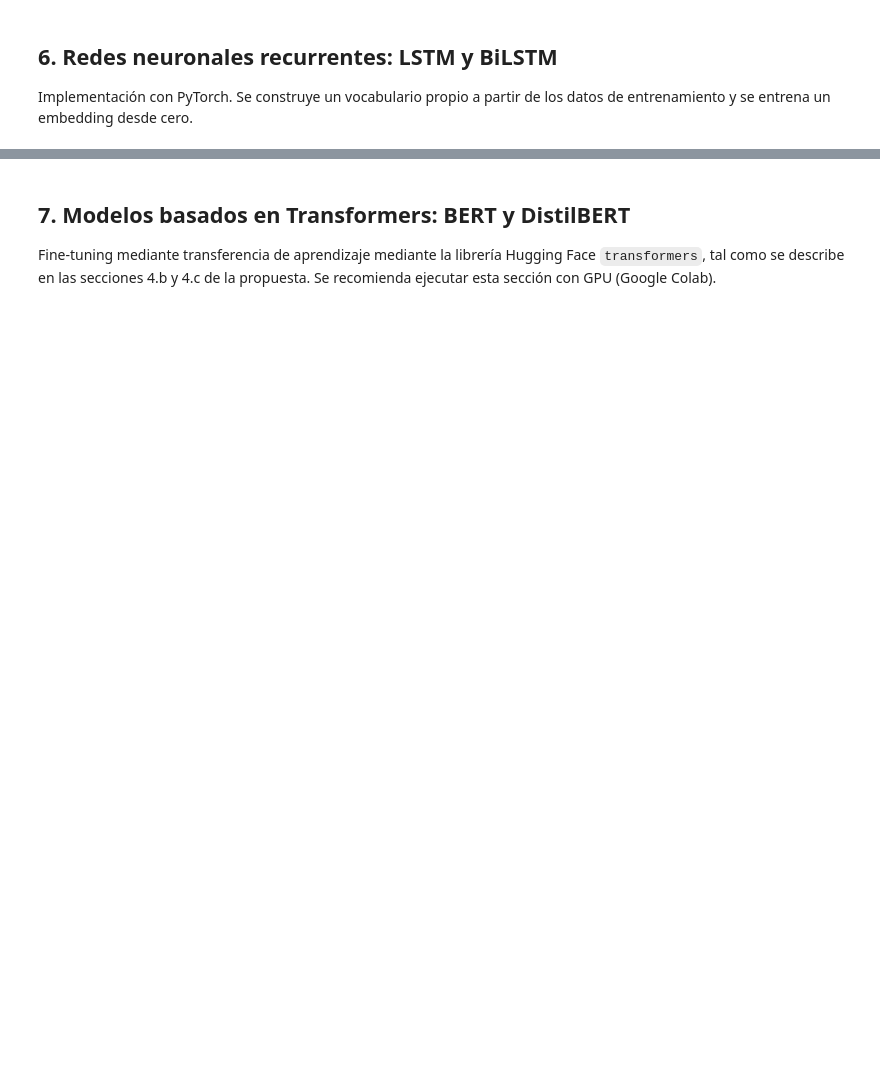
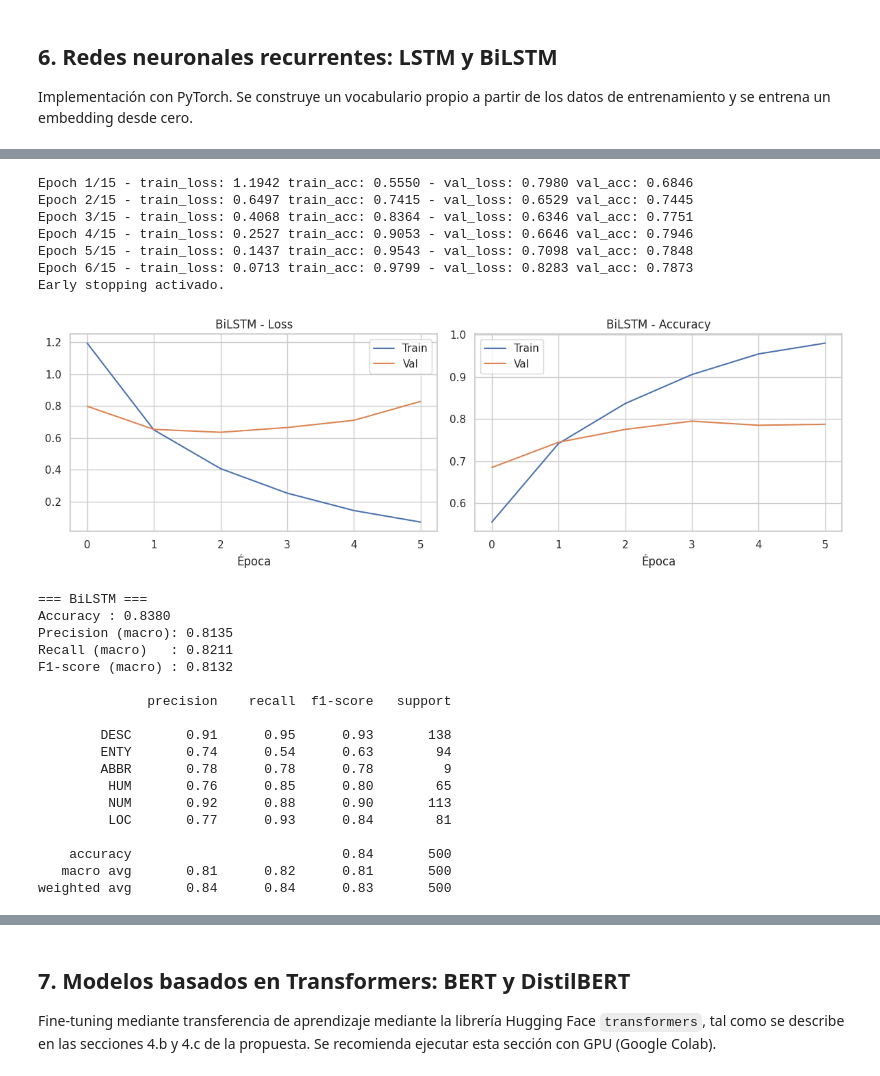
Before and after one commit to rodrigotorrespuga/TFM, a Jupyter notebook: tfm_clasificacion_preguntas.ipynb, the cells around one changed output, grey strips where cells are left out. Cells and saved outputs as stored; diff of their text form; code cells hidden in the pictures; blank space fills up the shorter version.

```diff
--- a/tfm_clasificacion_preguntas.ipynb
+++ b/tfm_clasificacion_preguntas.ipynb
@@ -375,9 +521,39 @@ plot_confusion_matrix(y_true_lstm, y_pred_lstm, "LSTM")
 # %%
 # --- BiLSTM ---
 bilstm_model = LSTMClassifier(VOCAB_SIZE, bidirectional=True)
-bilstm_model, bilstm_history = train_torch_model(bilstm_model, train_loader, val_loader, n_epochs=15, lr=1e-3)
+bilstm_model, bilstm_history = train_torch_model(
+    bilstm_model, train_loader, val_loader, n_epochs=15, lr=1e-3,
+    class_weights=class_weights_tensor,  # ABBR: class weighting
+)
 plot_learning_curves(bilstm_history, "BiLSTM")
 
 y_true_bilstm, y_pred_bilstm = predict_torch_model(bilstm_model, test_loader)
 results.append(evaluate_predictions(y_true_bilstm, y_pred_bilstm, "BiLSTM"))
 plot_confusion_matrix(y_true_bilstm, y_pred_bilstm, "BiLSTM")
+# %% [output]
+Epoch 1/15 - train_loss: 1.1942 train_acc: 0.5550 - val_loss: 0.7980 val_acc: 0.6846
+Epoch 2/15 - train_loss: 0.6497 train_acc: 0.7415 - val_loss: 0.6529 val_acc: 0.7445
+Epoch 3/15 - train_loss: 0.4068 train_acc: 0.8364 - val_loss: 0.6346 val_acc: 0.7751
+Epoch 4/15 - train_loss: 0.2527 train_acc: 0.9053 - val_loss: 0.6646 val_acc: 0.7946
+Epoch 5/15 - train_loss: 0.1437 train_acc: 0.9543 - val_loss: 0.7098 val_acc: 0.7848
+Epoch 6/15 - train_loss: 0.0713 train_acc: 0.9799 - val_loss: 0.8283 val_acc: 0.7873
+Early stopping activado.
+[figure, added]
+=== BiLSTM ===
+Accuracy : 0.8380
+Precision (macro): 0.8135
+Recall (macro)   : 0.8211
+F1-score (macro) : 0.8132
+
+              precision    recall  f1-score   support
+
+        DESC       0.91      0.95      0.93       138
+        ENTY       0.74      0.54      0.63        94
+        ABBR       0.78      0.78      0.78         9
+         HUM       0.76      0.85      0.80        65
+         NUM       0.92      0.88      0.90       113
+         LOC       0.77      0.93      0.84        81
+
+    accuracy                           0.84       500
+   macro avg       0.81      0.82      0.81       500
+weighted avg       0.84      0.84      0.83       500
```
Also changed, not shown: parts of 30 cells of this notebook.
